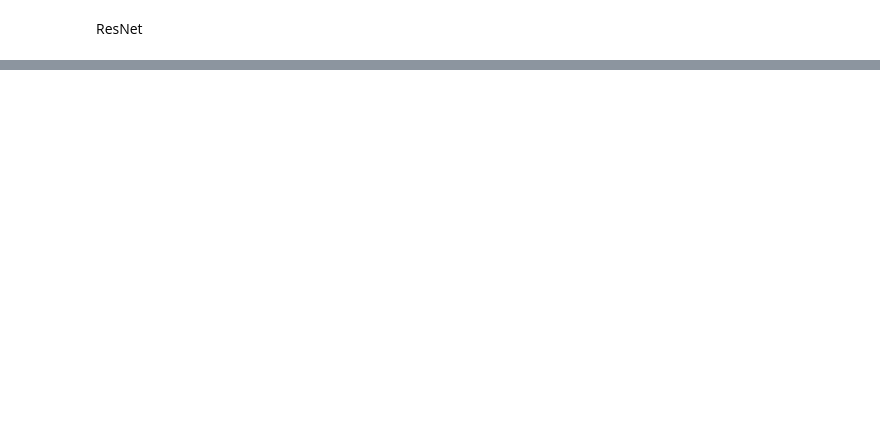
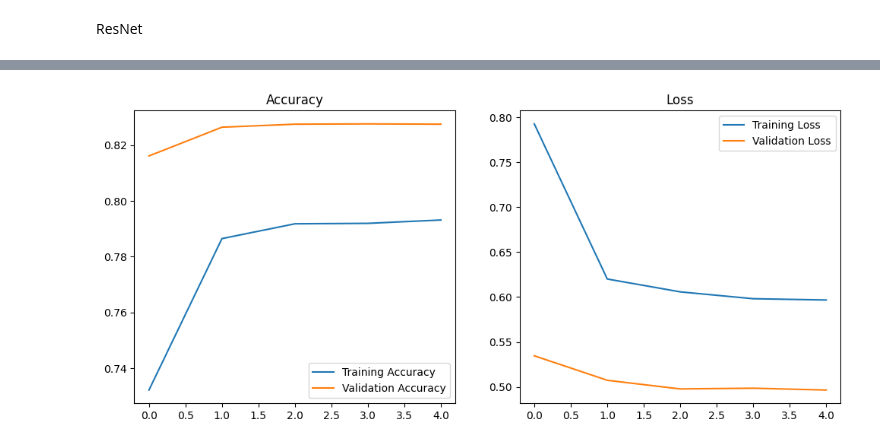
Before and after one commit to surf0123/ai, a Jupyter notebook: aiprogramming.ipynb, the cells around one changed output, grey strips where cells are left out. Drawn from its saved outputs; the diff is of its cells as text; code cells hidden in the pictures; blank space fills up the shorter version.

```diff
--- a/aiprogramming.ipynb
+++ b/aiprogramming.ipynb
@@ -630,0 +639,84 @@ Model: "resnet50"
+# %%
+import tensorflow as tf
+from tensorflow.keras import layers, models
+from tensorflow.keras.applications import MobileNetV3Small  # EfficientNetV2S → MobileNetV3Small
+import matplotlib.pyplot as plt
+import numpy as np
+
+(x_train, y_train), (x_test, y_test) = tf.keras.datasets.cifar10.load_data()
+
+# MobileNetV3 권장 입력 크기에 맞게 조정 (128x128 권장)
+IMG_SIZE = 128
+CHANNELS = 3
+NUM_CLASSES = 10
+
+def preprocess_data(images, labels):
+    # MobileNetV3 전처리 추가 (EfficientNet과 다름)
+    dataset = tf.data.Dataset.from_tensor_slices((images, labels))
+    dataset = dataset.map(
+        lambda x, y: (
+            tf.keras.applications.mobilenet_v3.preprocess_input(
+                tf.image.resize(tf.cast(x, tf.float32)/255.0, (IMG_SIZE, IMG_SIZE)) * 255.0
+            ),
+            y
+        ),
+        num_parallel_calls=tf.data.AUTOTUNE
+    )
+    dataset = dataset.shuffle(1000).batch(32).prefetch(tf.data.AUTOTUNE)
+    return dataset
+
+train_ds = preprocess_data(x_train, y_train)
+test_ds = preprocess_data(x_test, y_test)
+
+# MobileNetV3Small 모델 빌드
+def build_mobilenetv3(num_classes):
+    # Imagenet 가중치를 사용하고 최상단 레이어(분류기)는 제외
+    base_model = MobileNetV3Small(  # 변경된 부분
+        weights='imagenet',
+        include_top=False,
+        input_shape=(IMG_SIZE, IMG_SIZE, CHANNELS)
+    )
+
+    # 특징 추출기(Base Model)의 가중치는 고정 (학습 속도 향상)
+    base_model.trainable = False
+
+    model = models.Sequential([
+        base_model,
+        layers.GlobalAveragePooling2D(),
+        layers.BatchNormalization(),
+        layers.Dropout(0.3),  # 과적합 방지
+        layers.Dense(num_classes, activation='softmax')
+    ])
+
+    return model
+
+model = build_mobilenetv3(NUM_CLASSES)
+
+model.compile(optimizer='adam',loss='sparse_categorical_crossentropy',metrics=['accuracy'])
+model.summary()
+
+print("\n학습을 시작합니다. (코랩 GPU 모드를 권장합니다)")
+epochs = 5 #  5회 설정
+history = model.fit(train_ds, epochs=epochs, validation_data=test_ds)
+
+# 결과 시각화
+acc = history.history['accuracy']
+val_acc = history.history['val_accuracy']
+loss = history.history['loss']
+val_loss = history.history['val_loss']
+epochs_range = range(epochs)
+
+plt.figure(figsize=(12, 5))
+plt.subplot(1, 2, 1)
+plt.plot(epochs_range, acc, label='Training Accuracy')
+plt.plot(epochs_range, val_acc, label='Validation Accuracy')
+plt.title('Accuracy')
+plt.legend()
+
+plt.subplot(1, 2, 2)
+plt.plot(epochs_range, loss, label='Training Loss')
+plt.plot(epochs_range, val_loss, label='Validation Loss')
+plt.title('Loss')
+plt.legend()
+plt.show()
+# %% [output]
@@ -630,0 +755 @@ Model: "resnet50"
+[figure, added]
```
Also changed, not shown: parts of 19 cells of this notebook.
